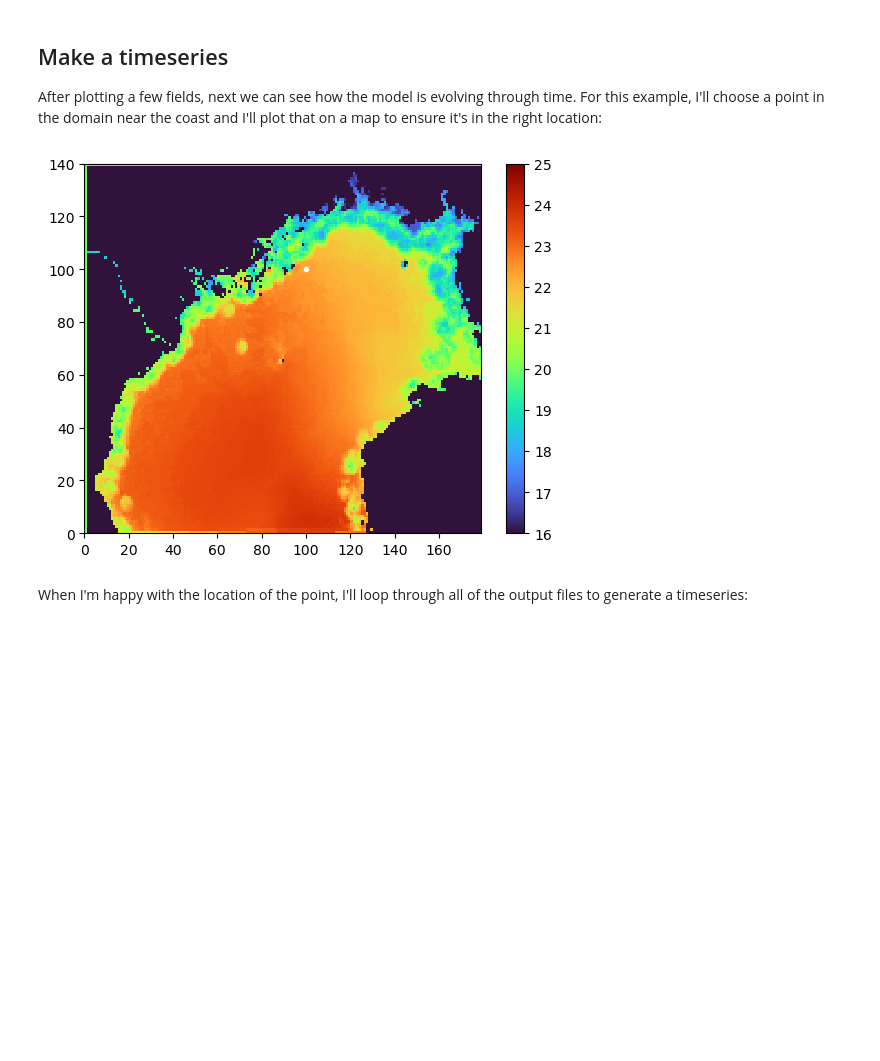
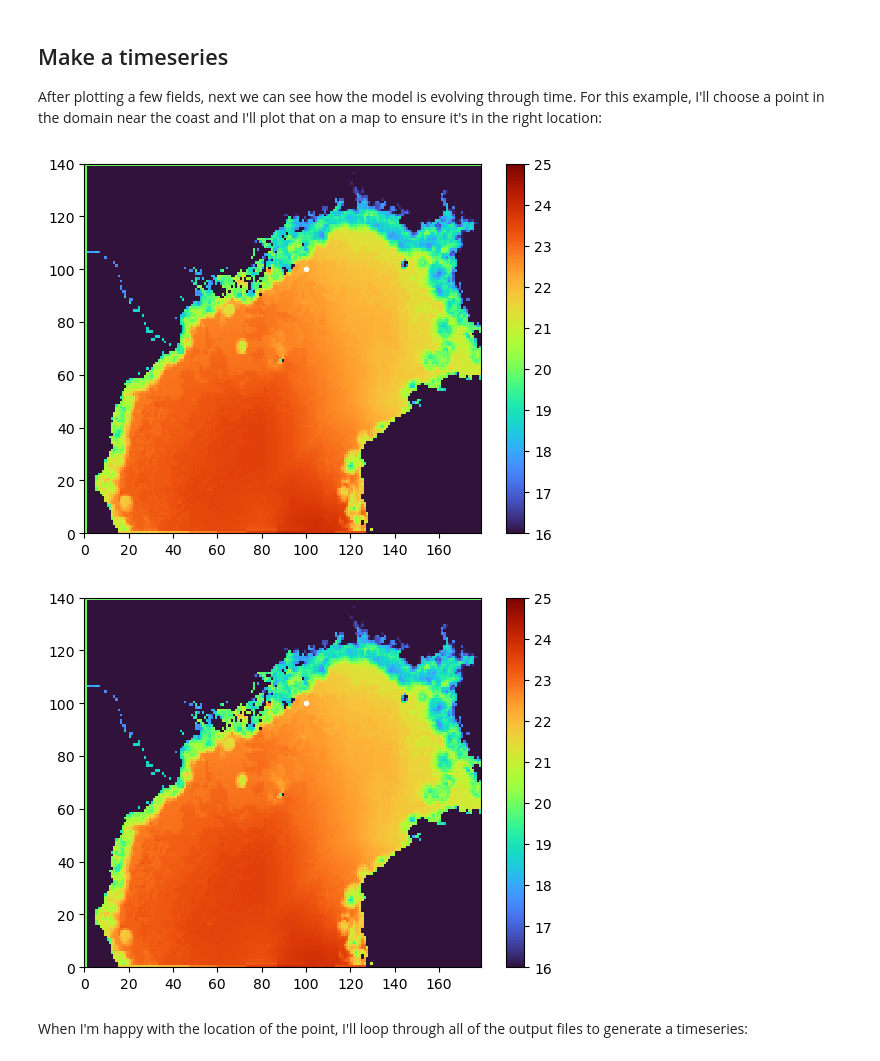
Before and after one commit to makinchii/CS185C, a Jupyter notebook: project/notebooks/Generating Visual Graphs.ipynb, the cells around one changed output. Saved outputs shown, nothing was run; the diff lists cells and outputs as text; code cells hidden in the pictures; blank space fills up the shorter version.

```diff
--- a/project/notebooks/Generating Visual Graphs.ipynb
+++ b/project/notebooks/Generating Visual Graphs.ipynb
@@ -15,8 +16,8 @@ import moviepy.video.io.ImageSequenceClip
 Next, define the location of the run directory for the model. This is the directory that holds all of the output from the model.
 # %%
 # define the input directory
-# run_dir = 'C:\\Users\\azure\\Documents\\CS185C\\project\\input\\diags'
-run_dir = 'C:\\Users\\azure\\Documents\\CS185C\\project\\input\\diags_zero'
+run_dir = 'C:\\Users\\azure\\Documents\\CS185C\\project\\run\\diags'
+zero_dir = 'C:\\Users\\azure\\Documents\\CS185C\\project\\run\\diags_zero'
 # %% [markdown]
 Then, re-create the model grid
 # %%
@@ -36,8 +37,12 @@ XC, YC = np.meshgrid(xc, yc)
 A good first assessment of a model is to plot some of the output fields. Here, I'll choose one of the surface temperature fields. I'll first read in the field, and then I'll plot it
 # %%
 grid = np.fromfile(os.path.join(run_dir,'TS_surf_daily_mean',
-                                'TS_surf_daily_mean.0000001440.data'), '>f4')
+                                'TS_surf_daily_mean.0000002880.data'), '>f4')
 grid = grid.reshape((2,nrows,ncols))
+
+grid_zero = np.fromfile(os.path.join(zero_dir,'TS_surf_daily_mean',
+                                'TS_surf_daily_mean.0000002880.data'), '>f4')
+grid_zero = grid_zero.reshape((2,nrows,ncols))
 # %%
 C = plt.pcolormesh(grid[0,:,:-1], cmap='turbo', vmin=15, vmax=25)
 plt.colorbar(C)
@@ -50,12 +55,18 @@ After plotting a few fields, next we can see how the model is evolving through t
 # %%
 row = 100
 col = 100
 C = plt.pcolormesh(grid[0,:,:-1], cmap='turbo', vmin=16,vmax=25)
 plt.plot(col,row,'w.')
 plt.colorbar(C)
 plt.show()
+
+C = plt.pcolormesh(grid_zero[0,:,:-1], cmap='turbo', vmin=16,vmax=25)
+plt.plot(col,row,'w.')
+plt.colorbar(C)
+plt.show()
 # %% [output]
-[figure, old version]
+[figure, new version]
+[figure, added]
 # %% [markdown]
 When I'm happy with the location of the point, I'll loop through all of the output files to generate a timeseries:
 # %%
```
Also changed, not shown: parts of 16 cells of this notebook, 19 other files.
